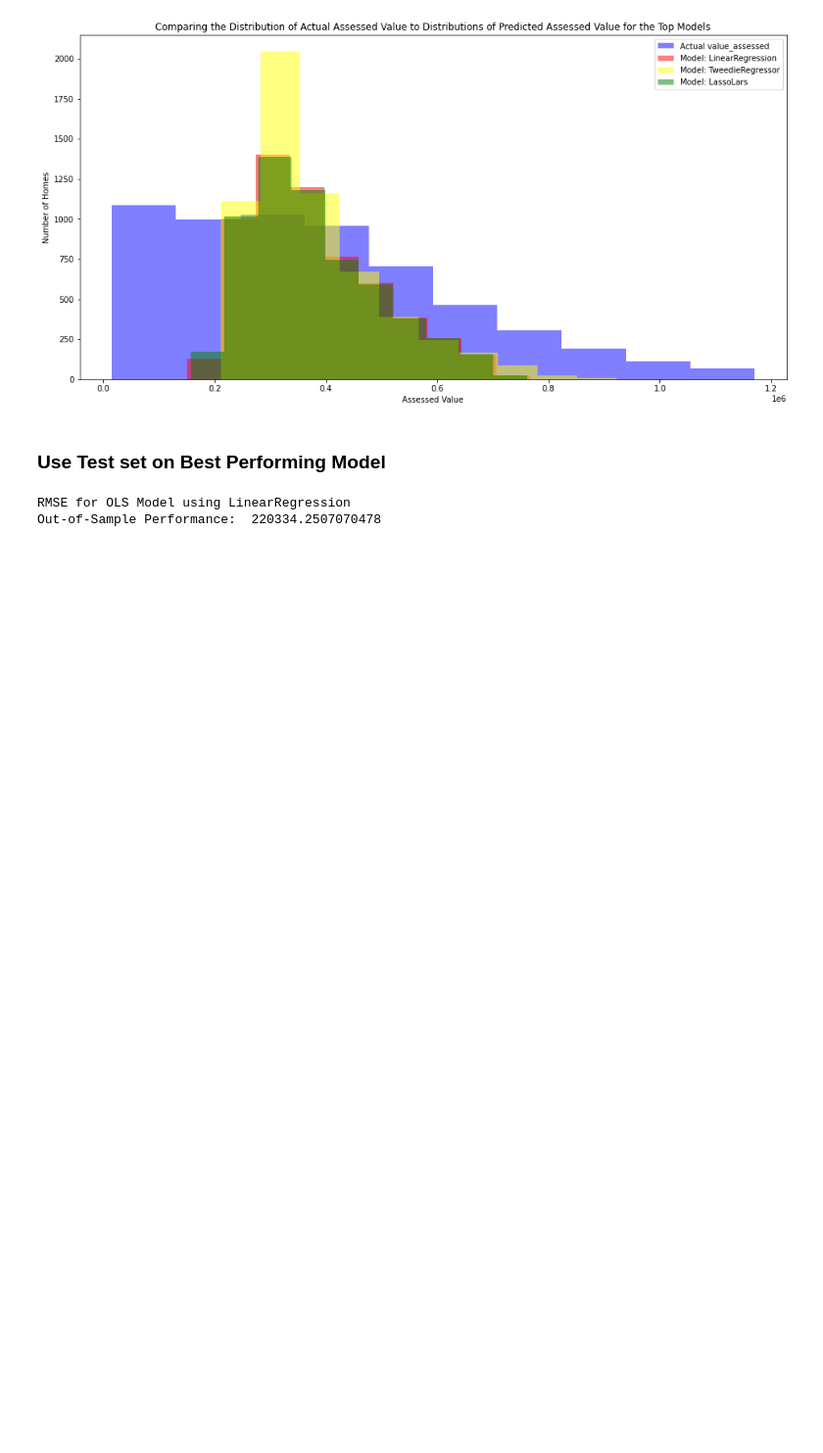
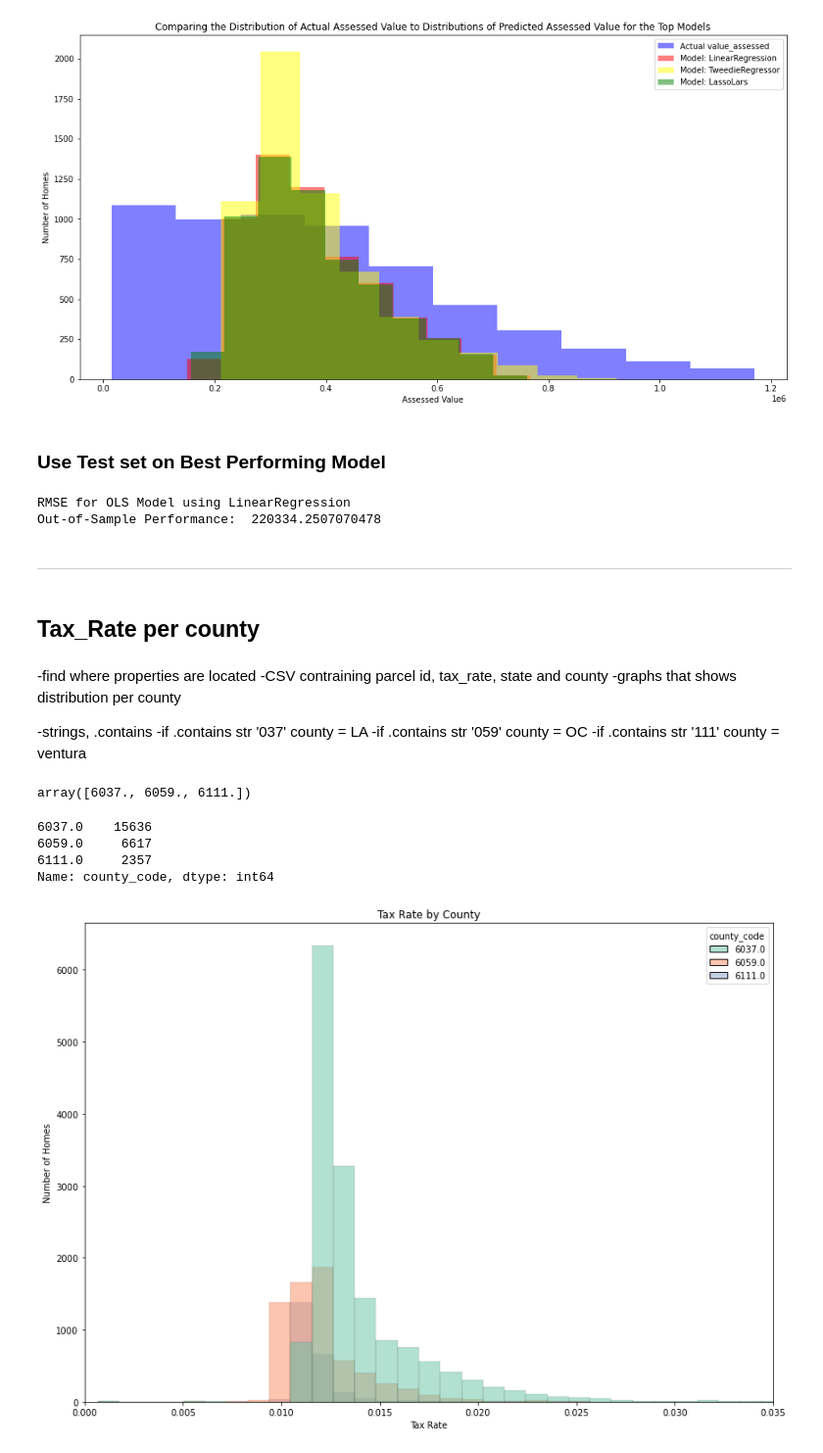
Before and after one commit to natasharivers/Zillow_Regression_Project, a Jupyter notebook: Initial Notebook.ipynb, the cells around one changed output. Shown at 98% size. Cells and saved outputs as stored; diff of their text form; code cells hidden in the pictures; blank space fills up the shorter version.

Commit message:
create columns for county and state, create csv

```diff
--- a/Initial Notebook.ipynb
+++ b/Initial Notebook.ipynb
@@ -934,3 +934,42 @@ print("RMSE for OLS Model using LinearRegression\nOut-of-Sample Performance: ",
 # %% [output]
 RMSE for OLS Model using LinearRegression
 Out-of-Sample Performance:  220334.2507070478
+# %% [markdown]
+<hr style="border:2px solid black"> </hr>
+# %% [markdown]
+## Tax_Rate per county
+# %% [markdown]
+-find where properties are located
+-CSV contraining parcel id, tax_rate, state and county
+-graphs that shows distribution per county
+
+
+-strings, .contains
+-if .contains str '037' county = LA
+-if .contains str '059' county = OC
+-if .contains str '111' county = ventura
+# %%
+#this shows all the counties
+df.county_code.unique()
+# %% [output]
+array([6037., 6059., 6111.])
+# %%
+#number of homes per county
+df['county_code'].value_counts()
+# %% [output]
+6037.0    15636
+6059.0     6617
+6111.0     2357
+Name: county_code, dtype: int64
+# %%
+#plot tax rate by county
+plt.figure(figsize=(14,10))
+sns.histplot(data=df, x="tax_rate", hue="county_code", kde = False, bins = 750, palette = "Set2")
+
+plt.title('Tax Rate by County')
+plt.ylabel('Number of Homes')
+plt.xlabel('Tax Rate')
+plt.xlim(0, 0.035)
+plt.show()
+# %% [output]
+[figure, added]
```
Also changed, not shown: parts of 5 cells of this notebook.
